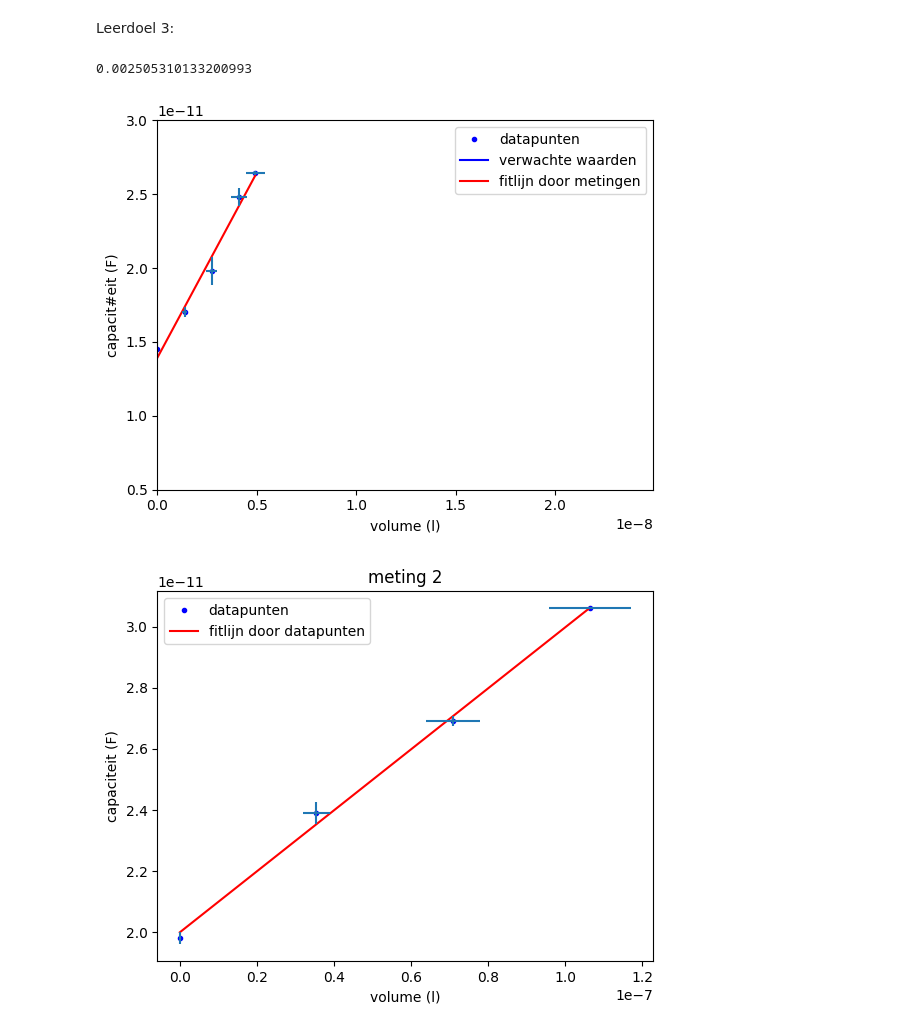
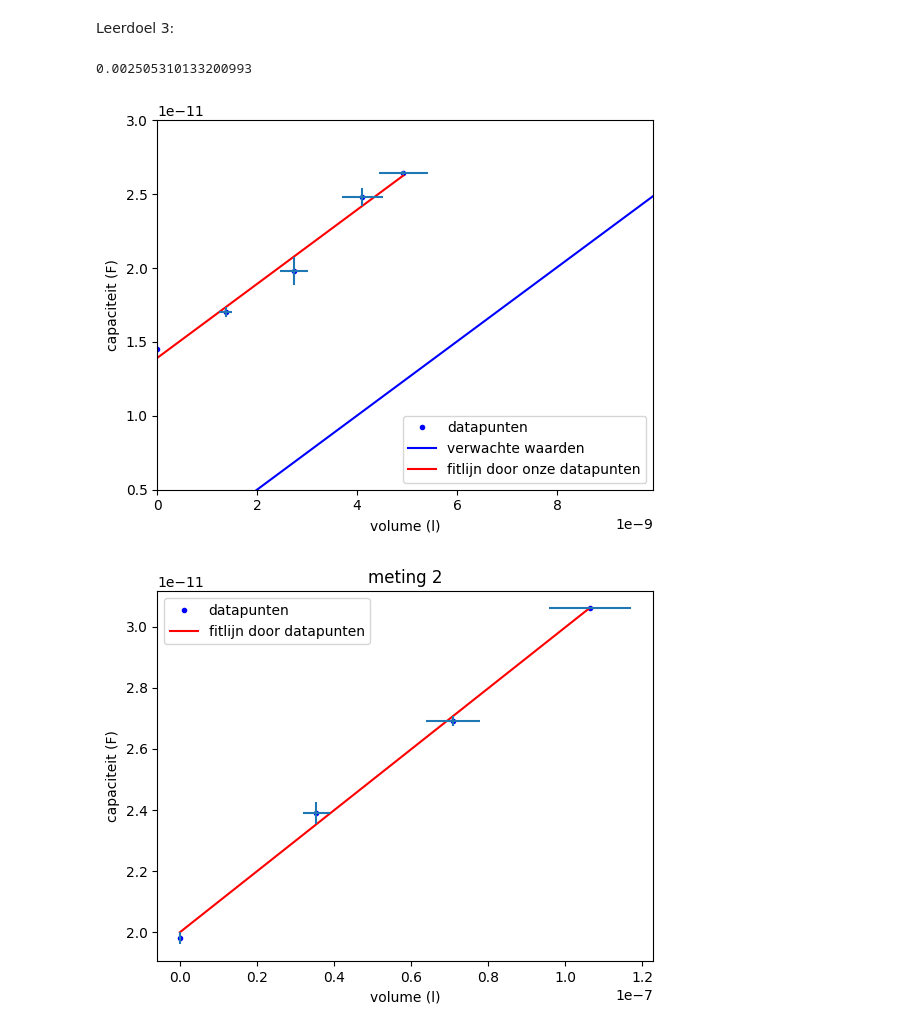
Before and after one commit to sjiemen/DEF_opdrachten_fork, a Jupyter notebook: FysiekeOntwerpopdrachten/2OntwerpEenSensorCondensator/DEFOntwerpopdracht2OntwerpEenSensorInvulTemplate.ipynb, the cells around one changed output. Drawn from its saved outputs; the diff is of its cells as text; code cells hidden in the pictures.

```diff
--- a/FysiekeOntwerpopdrachten/2OntwerpEenSensorCondensator/DEFOntwerpopdracht2OntwerpEenSensorInvulTemplate.ipynb
+++ b/FysiekeOntwerpopdrachten/2OntwerpEenSensorCondensator/DEFOntwerpopdracht2OntwerpEenSensorInvulTemplate.ipynb
@@ -288,39 +288,45 @@ Leerdoel 3:
 # %%
 # Plot hier je gemeten kalibratiegrafiek en plot in dezelfde figuur ook je verwachte ontwerpgrafiek.
 lengte = 0.087
 hoogte = 0.089
 Inhoud = lengte * hoogte * d
 
 capaciteit = np.array([14.5,17.0,19.8,24.8,26.4])*10**-12
 volume = np.array([0,0.25,0.5,0.75,0.9])*10**-3*(Inhoud*0.7)
 
 def function(x,a,b):
     return a*x+b
+#vlakkeplaat(epsilon,A,d)
+
 
 values, covariance = curve_fit(function, volume, capaciteit)
 x_fit = np.linspace(0, max(volume), 300)
 y_fit = function(x_fit,*values)
 print(values[0])
 
 capaciteit_err = np.abs(function(volume,*values)-capaciteit)
 volume_err = 0.1 * volume
 
 verwacht_volume = c/values[0]
+v_verwacht = np.array([verwacht_volume[0],verwacht_volume[10],verwacht_volume[-1]])
+C_verwacht = np.array([c[0],c[10],c[-1]])
+popt, pcov = curve_fit(function,v_verwacht,C_verwacht)
+x_nieuw = np.linspace(0,max(v_verwacht),300)
 
 plt.figure()
 plt.plot(volume, capaciteit,'b.', label = 'datapunten')
-plt.plot(verwacht_volume,c,'b-', label = 'verwachte waarden')
-plt.xlim(0,max(volume+2*10**-8))
+plt.plot(x_nieuw, function(x_nieuw,*popt),'b-', label = 'verwachte waarden')
+plt.xlim(0,max(volume+0.5*10**-8))
 plt.ylim(0.5e-11,0.3e-10)
-plt.plot(x_fit,y_fit,'r-', label = 'fitlijn door metingen')
+plt.plot(x_fit,y_fit,'r-', label = 'fitlijn door onze datapunten')
 plt.errorbar(volume,capaciteit,capaciteit_err,volume_err, fmt = 'none')
+plt.xlabel(r'volume (l)')
+plt.ylabel(r'capaciteit (F)')
 plt.legend()
-plt.xlabel(r'volume (l)')
-plt.ylabel(r'capacit#eit (F)')
 plt.show()
 # %% [output]
 0.002505310133200993
-[figure, old version]
+[figure, new version]
 # %%
 # Plot hier je oorspronkelijke en je uiteindelijke kalibratiegrafieken, fit daar een bijpassende lijn door
 # en zet ook de verwachte ontwerpgrafiek erbij
```
Also changed, not shown: parts of 1 cell of this notebook.
